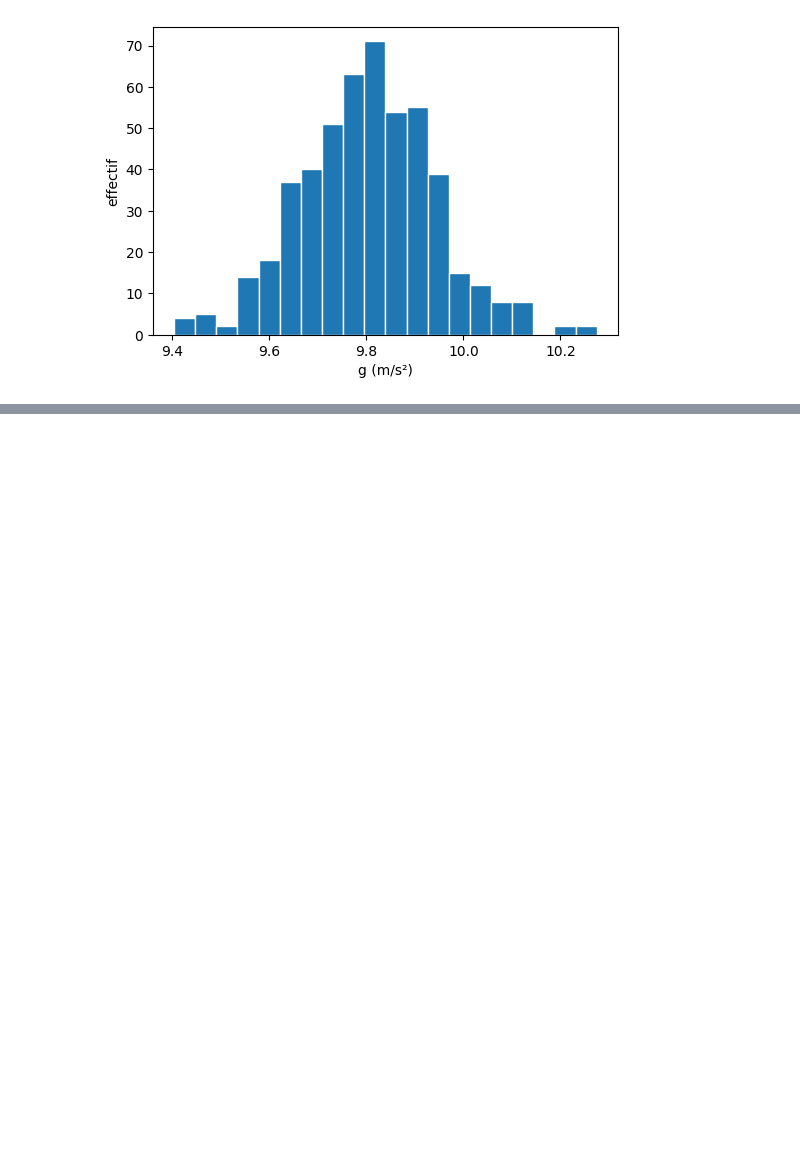
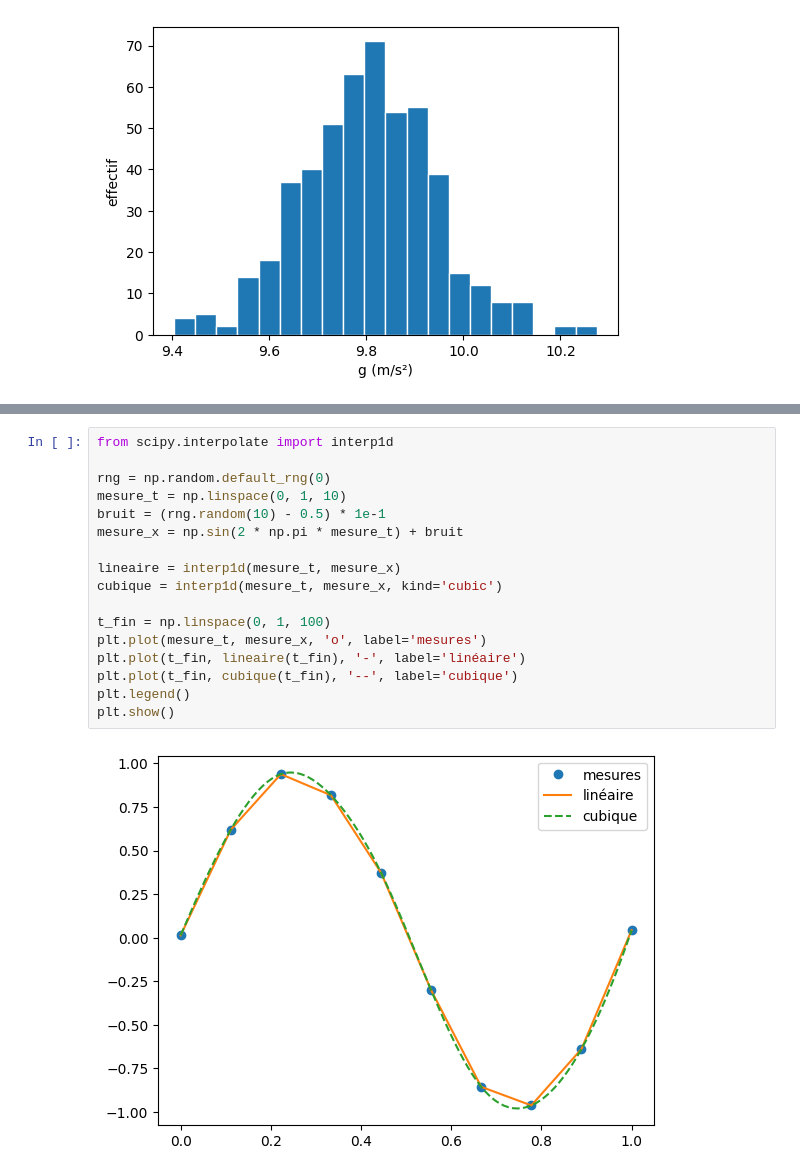
Before and after one commit to boukadil/Python-pour-la-physique, a Jupyter notebook: TP_PYTHON__AdilBoukali_.ipynb, the cells around one changed output, grey strips where cells are left out. Drawn from its saved outputs; the diff is of its cells as text; blank space fills up the shorter version.

```diff
--- a/TP_PYTHON__AdilBoukali_.ipynb
+++ b/TP_PYTHON__AdilBoukali_.ipynb
@@ -846,0 +949,19 @@ plt.show()
+# %%
+from scipy.interpolate import interp1d
+
+rng = np.random.default_rng(0)
+mesure_t = np.linspace(0, 1, 10)
+bruit = (rng.random(10) - 0.5) * 1e-1
+mesure_x = np.sin(2 * np.pi * mesure_t) + bruit
+
+lineaire = interp1d(mesure_t, mesure_x)
+cubique = interp1d(mesure_t, mesure_x, kind='cubic')
+
+t_fin = np.linspace(0, 1, 100)
+plt.plot(mesure_t, mesure_x, 'o', label='mesures')
+plt.plot(t_fin, lineaire(t_fin), '-', label='linéaire')
+plt.plot(t_fin, cubique(t_fin), '--', label='cubique')
+plt.legend()
+plt.show()
+# %% [output]
+[figure, added]
```
Also changed, not shown: parts of 46 cells of this notebook.
